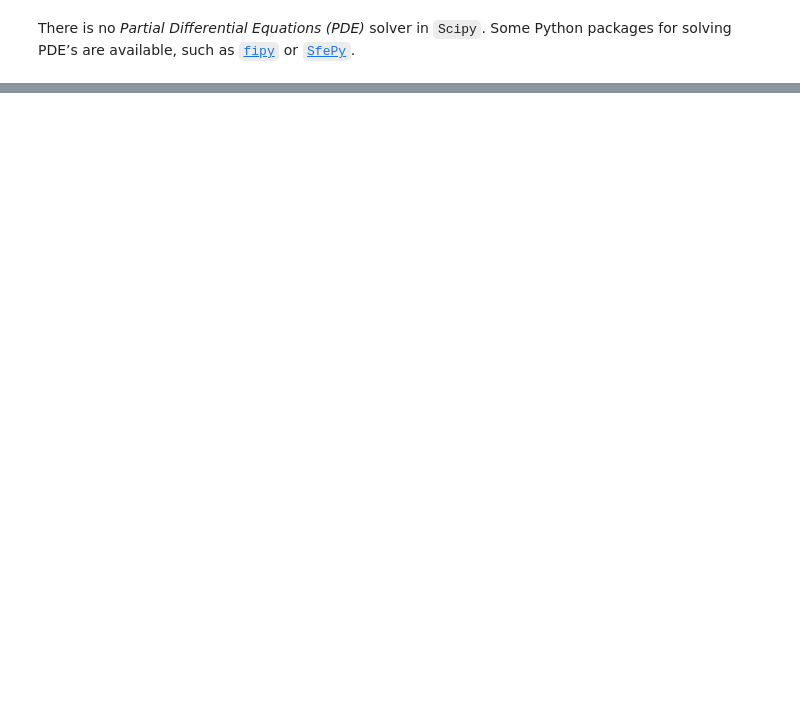
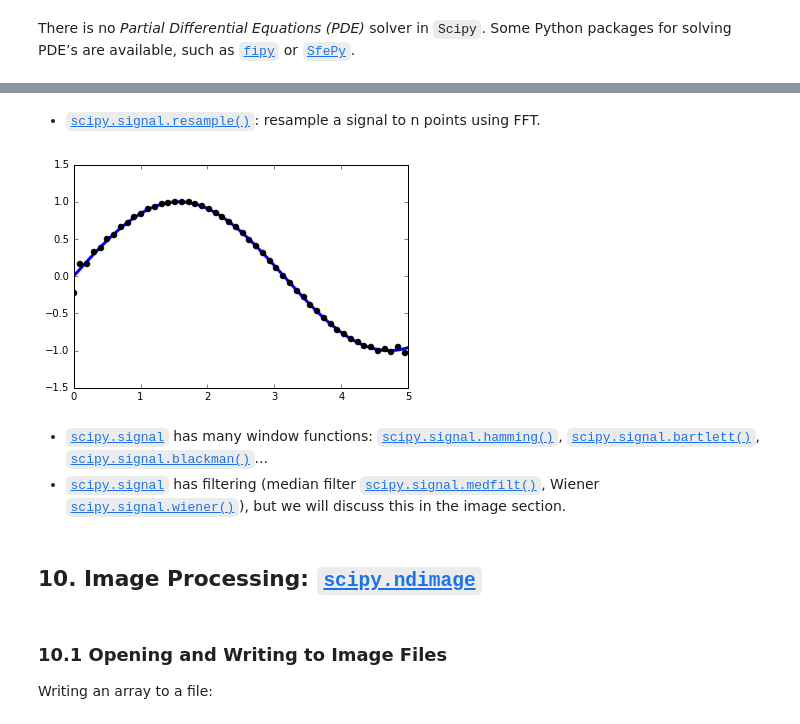
Before and after one commit to Jonathan-Adams2015/csci-2000-personal, a Jupyter notebook: scipy/scipy.ipynb, the cells around one changed output, grey strips where cells are left out. Drawn from its saved outputs; the diff is of its cells as text; code cells hidden in the pictures; blank space fills up the shorter version.

```diff
--- a/scipy/scipy.ipynb
+++ b/scipy/scipy.ipynb
@@ -682,0 +677,21 @@ There is no _Partial Differential Equations (PDE)_ solver in `Scipy`. Some Pytho
+# %% [markdown]
+* [`scipy.signal.resample()`](http://docs.scipy.org/doc/scipy/reference/generated/scipy.signal.resample.html#scipy.signal.resample): resample a signal to n points using FFT.
+# %%
+t = np.linspace(0, 5, 100)
+x = np.sin(t)
+
+plt.plot(t, x, linewidth=3)
+plt.plot(t[::2], signal.resample(x, 50), 'ko')
+
+plt.show()
+# %% [output]
+[figure, added]
+# %% [markdown]
+* [`scipy.signal`](http://docs.scipy.org/doc/scipy/reference/signal.html#module-scipy.signal) has many window functions: [`scipy.signal.hamming()`](http://docs.scipy.org/doc/scipy/reference/generated/scipy.signal.hamming.html#scipy.signal.hamming), [`scipy.signal.bartlett()`](http://docs.scipy.org/doc/scipy/reference/generated/scipy.signal.bartlett.html#scipy.signal.bartlett), [`scipy.signal.blackman()`](http://docs.scipy.org/doc/scipy/reference/generated/scipy.signal.blackman.html#scipy.signal.blackman)...
+* [`scipy.signal`](http://docs.scipy.org/doc/scipy/reference/signal.html#module-scipy.signal) has filtering (median filter [`scipy.signal.medfilt()`](http://docs.scipy.org/doc/scipy/reference/generated/scipy.signal.medfilt.html#scipy.signal.medfilt), Wiener [`scipy.signal.wiener()`](http://docs.scipy.org/doc/scipy/reference/generated/scipy.signal.wiener.html#scipy.signal.wiener)), but we will discuss this in the image section.
+# %% [markdown]
+## 10. Image Processing: [`scipy.ndimage`](http://docs.scipy.org/doc/scipy/reference/ndimage.html#module-scipy.ndimage)
+# %% [markdown]
+### 10.1 Opening and Writing to Image Files
+
+Writing an array to a file:
```
Also changed, not shown: parts of 68 cells of this notebook.
